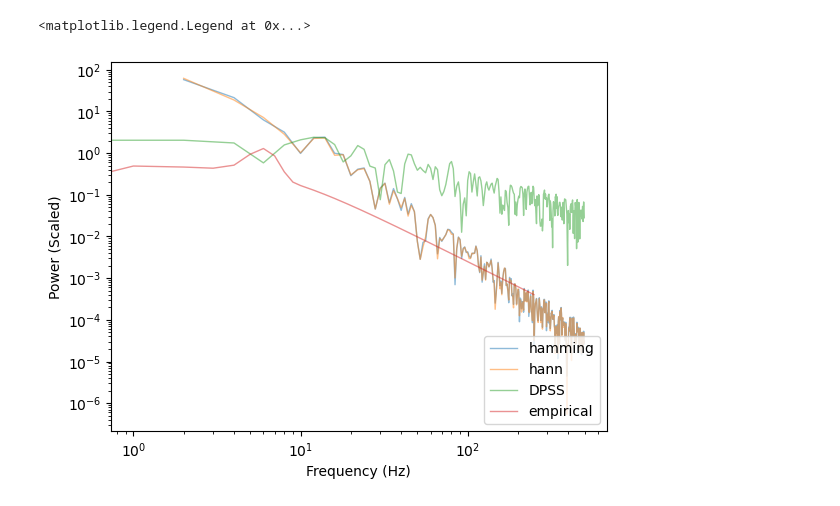
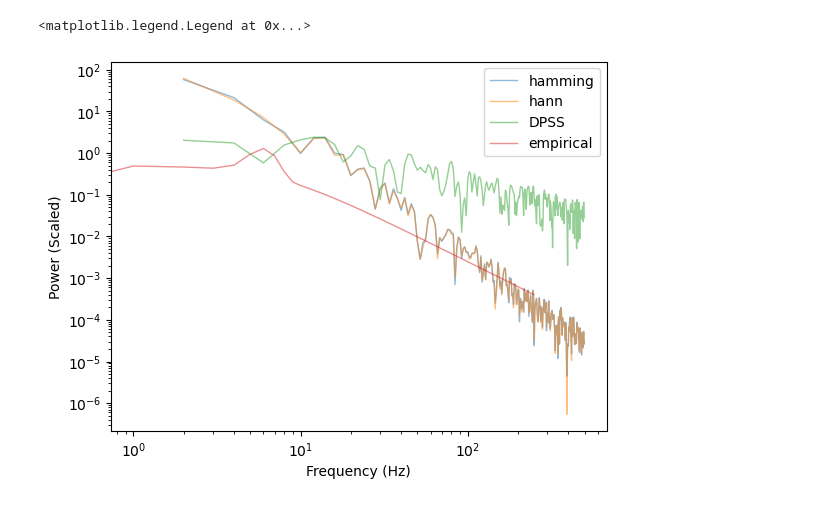
Before and after one commit to anika-kum/spectral-analysis-comparison, a Jupyter notebook: notebook.ipynb, the cells around one changed output. Cells and saved outputs as stored; diff of their text form; code cells hidden in the pictures.

```diff
--- a/notebook.ipynb
+++ b/notebook.ipynb
@@ -35,40 +24,38 @@ plt.loglog(res.frequency_domain.combined_spectrum)
 # %%
+import scipy
 from scipy.signal import windows
 from scipy.fft import fft
 import numpy as np
 import math
+import matplotlib.pyplot as plt
 
-N = len(res.time_domain.time)
-options = ['hamming', 'hann']
-
-# Single Taper
-
-for i in options:
-    tapered_signal = res.time_domain.combined_signal * windows.get_window(i, N)
-    freqs = np.fft.fftfreq(N, d=1/sampling_rate)
-    fft_result = fft(tapered_signal) / freqs**2
-    plt.loglog(freqs[:N // 2], np.abs(fft_result)[:N // 2], label=i, linewidth=1, alpha=0.5)
-
-# Multi-taper
-
-t_w = duration*sampling_rate/2-1 # TODO figure out if duration is what we think it is
-L = math.floor(t_w)-1 # compare just 1 taper to start
-
-tapered_signal = res.time_domain.combined_signal * windows.dpss(N, t_w, L)
-sum = np.zeros(N)
-freqs = np.fft.fftfreq(len(fft_result), d=1/sampling_rate)
-for i in tapered_signal:
-    fft_result = fft(i) #/ freqs**2
-    sum = (fft_result) + sum
-fft_result = sum / len(tapered_signal)
-plt.loglog(freqs[:N // 2], np.abs(fft_result)[:N // 2], linewidth=1, alpha=0.5, label='DPSS')
-
-plt.loglog(res.frequency_domain.combined_spectrum, linewidth=1, alpha=0.5, label='empirical')
-
-
-plt.xlabel("Frequency (Hz)")
-plt.ylabel("Power (Scaled)")
-plt.legend(loc="lower right")
+def plot_single_taper(spectrum, taper_options, sampling_rate):
+    N = len(spectrum.time_domain.time)
+    for i in taper_options:
+        tapered_signal = res.time_domain.combined_signal * windows.get_window(i, N)
+        freqs = np.fft.fftfreq(N, d=1/sampling_rate)[1:N//2]
+        fft_result = fft(tapered_signal)[1:N//2] / freqs**2
+        plt.loglog(freqs, np.abs(fft_result), label=i, linewidth=1, alpha=0.5)
+def plot_multi_taper(spectrum, duration, sampling_rate):
+    N = len(spectrum.time_domain.time)
+    t_w = duration*sampling_rate/2-1 # TODO figure out if duration is what we think it is
+    L = math.floor(t_w)-1 # compare just 1 taper to start
+    tapered_signal = res.time_domain.combined_signal * windows.dpss(N, t_w, L)
+    sum = np.zeros(N)
+    for i in tapered_signal:
+        fft_result = fft(i) #/ freqs**2
+        sum = (fft_result) + sum
+    freqs = np.fft.fftfreq(len(fft_result), d=1/sampling_rate)
+    fft_result = sum / len(tapered_signal)
+    plt.loglog(freqs[1:N//2], np.abs(fft_result[1:N//2]), label='DPSS', linewidth=1, alpha=0.5)
-# %% [output]
-<matplotlib.legend.Legend at 0x...>
-[figure, removed]
+# %%
+plt.xlabel("Frequency (Hz)")
+plt.ylabel("Power (Scaled)")
+plt.legend(loc="lower right")
+plot_single_taper(res, taper_options=['hamming', 'hann'], sampling_rate=sampling_rate)
+plot_multi_taper(res, duration=duration, sampling_rate=sampling_rate)
+plt.loglog(res.frequency_domain.combined_spectrum, linewidth=1, alpha=0.5, label='empirical')
+plt.legend()
+# %% [output]
+<matplotlib.legend.Legend at 0x...>
+[figure, added]
```
Also changed, not shown: parts of 2 cells of this notebook.
